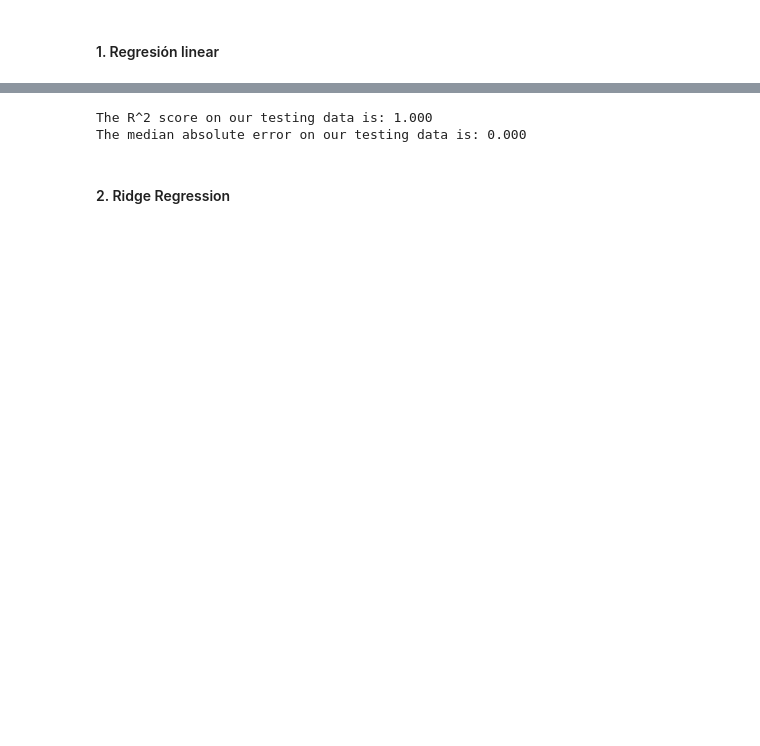
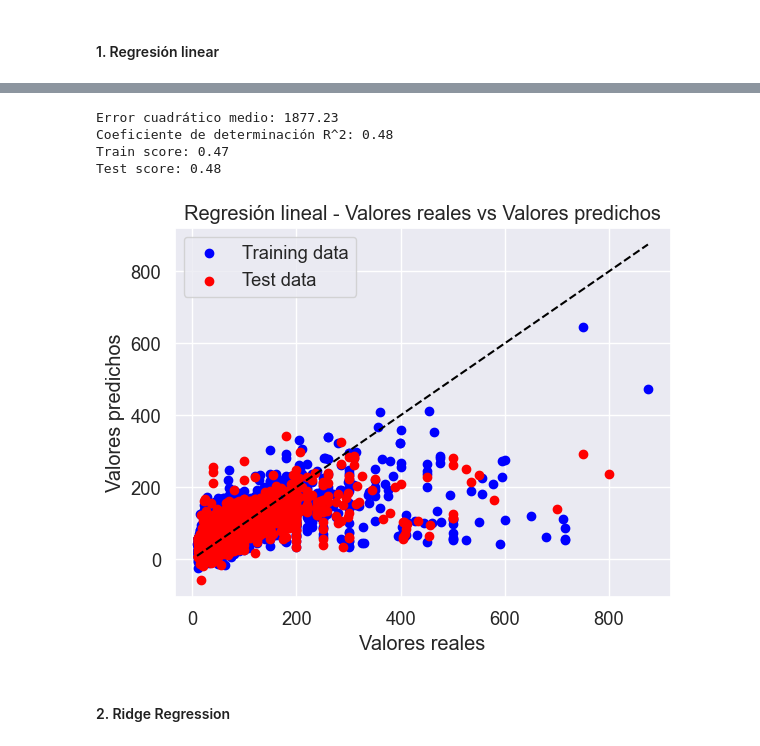
Before and after one commit to martallanos/Practica-Marta-Llanos-machine-learning, a Jupyter notebook: Modelos_machine_learning.ipynb, the cells around one changed output, grey strips where cells are left out. Cells and saved outputs as stored; diff of their text form; code cells hidden in the pictures; blank space fills up the shorter version.

Commit message:
Modelos_machine_learning_v2

```diff
--- a/Modelos_machine_learning.ipynb
+++ b/Modelos_machine_learning.ipynb
@@ -91,4 +95,7 @@ data_encoded.head(2)
 # %% [markdown]
 ## Separación rain y test
 # %%
-X_train, X_test, y_train, y_test = train_test_split(data_encoded, data_encoded['price'], test_size=0.33, random_state=42)
+X_train, X_test, y_train, y_test = train_test_split(data_encoded, data_encoded['price'], test_size=0.30, random_state=42)
+# %%
+X_train.drop(['price'], axis=1, inplace=True)
+X_test.drop(['price'], axis=1, inplace=True)
@@ -112,12 +124,0 @@ X_test_scaled = pd.DataFrame(scaler.transform(X_test), columns=X_test.columns, i
-# %%
-lr = LinearRegression(normalize=False)
-lr.fit(X_train_scaled,y_train)
-lr.score(X_train_scaled,y_train)
-X_test_scaled = scaler.transform(X_test)
-predictions = lr.predict(X_test_scaled)
-lr.score(X_test_scaled,y_test)
-results_df = ( data_test
-    .loc[:,['price']]
-    .assign(PricePredicted=predictions)
-    .assign(SquaredError=lambda x:(x.SalePrice - x.PricePredicted)**2)
-)
@@ -143,17 +124,0 @@ The test score for lr model is 1.0
-# %%
-# Create Linear Regression model
-lr = LinearRegression()
-
-# Calculate cross-validated R^2 scores and MAE
-cv_r2_scores = cross_val_score(lr, X_train_scaled, y_train, cv=5, scoring='r2')
-cv_mae_scores = -cross_val_score(lr, X_train_scaled, y_train, cv=5, scoring='neg_median_absolute_error')
-
-# Compute mean scores
-lr_testing_set_score = np.mean(cv_r2_scores)
-lr_median_abs_error = np.mean(cv_mae_scores)
-
-print("The R^2 score on our testing data is: {:.3f}".format(lr_testing_set_score))
-print("The median absolute error on our testing data is: {:.3f}".format(lr_median_abs_error))
-# %% [output]
-The R^2 score on our testing data is: 1.000
-The median absolute error on our testing data is: 0.000
@@ -182,2 +125,42 @@ print 'The median absolute error on our testing data is: ' + str(round(lin_media
+# %%
+lr = LinearRegression()
+lr.fit(X_train_scaled, y_train)
+
+# Realizar predicciones en el conjunto de prueba
+y_pred_lr = lr.predict(X_test_scaled)
+
+# Calcular el error cuadrático medio
+mse_lr = mean_squared_error(y_test, y_pred_lr)
+print("Error cuadrático medio:",round(mse_lr,2))
+
+#Calcular r^2
+r2_lr = r2_score(y_test, y_pred_lr)
+print('Coeficiente de determinación R^2:',round(r2_lr,2))
+
+train_score_lr = lr.score(X_train_scaled, y_train)
+print("Train score:", round(train_score_lr,2))
+
+# Calcular el puntaje de prueba
+test_score_lr = lr.score(X_test_scaled, y_test)
+print("Test score:", round(test_score_lr,2))
+# %% [output]
+Error cuadrático medio: 1877.23
+Coeficiente de determinación R^2: 0.48
+Train score: 0.47
+Test score: 0.48
+# %%
+y_train_pred = lr.predict(X_train_scaled)
+y_test_pred = lr.predict(X_test_scaled)
+
+plt.scatter(y_train, y_train_pred, color='blue', label='Training data')
+plt.scatter(y_test, y_test_pred, color='red', label='Test data')
+plt.plot([y_train.min(), y_train.max()], [y_train.min(), y_train.max()], color='black', linestyle='--')
+plt.xlabel('Valores reales')
+plt.ylabel('Valores predichos')
+plt.title('Regresión lineal - Valores reales vs Valores predichos')
+plt.legend()
+plt.show()
+# %% [output]
+[figure, added]
 # %% [markdown]
 #### 2. Ridge Regression
```
Also changed, not shown: parts of 46 cells of this notebook.
